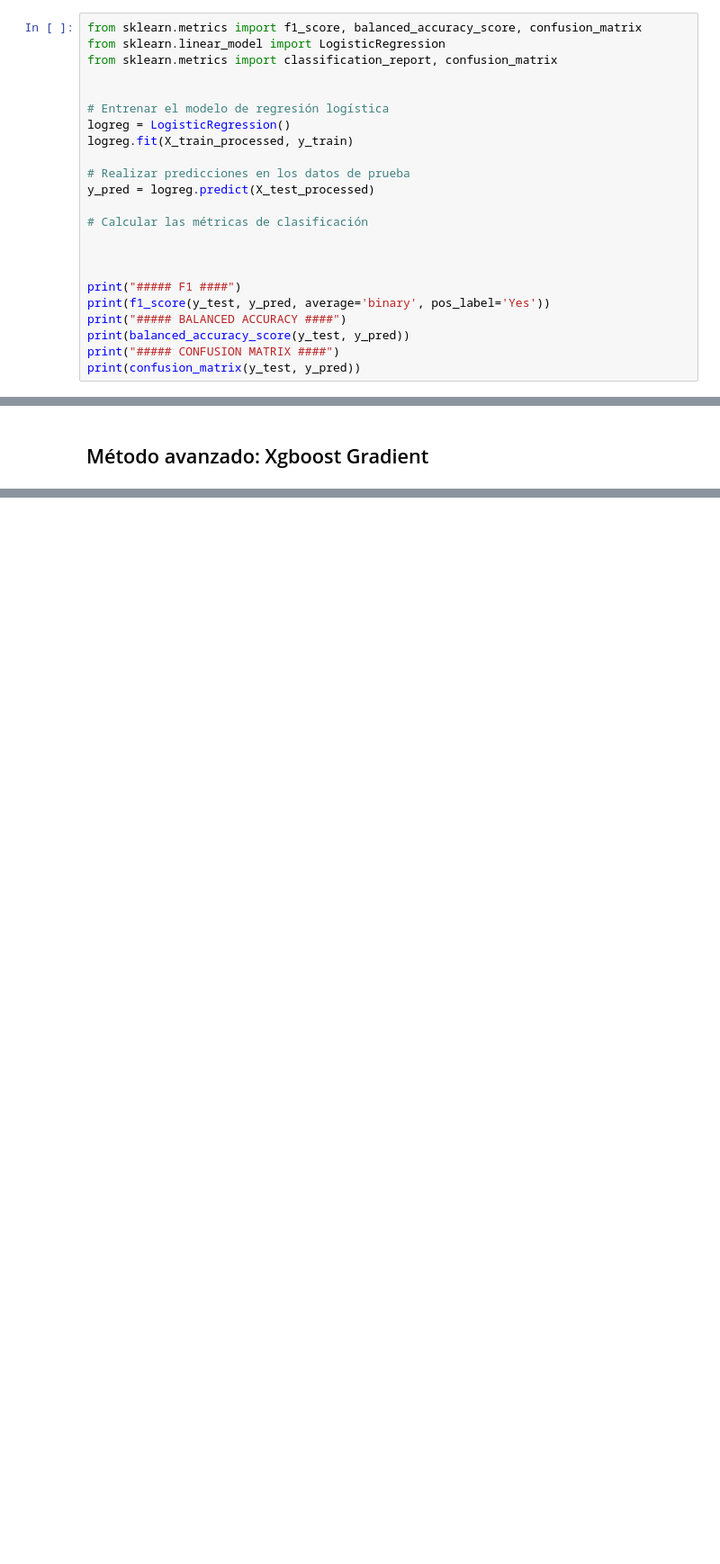
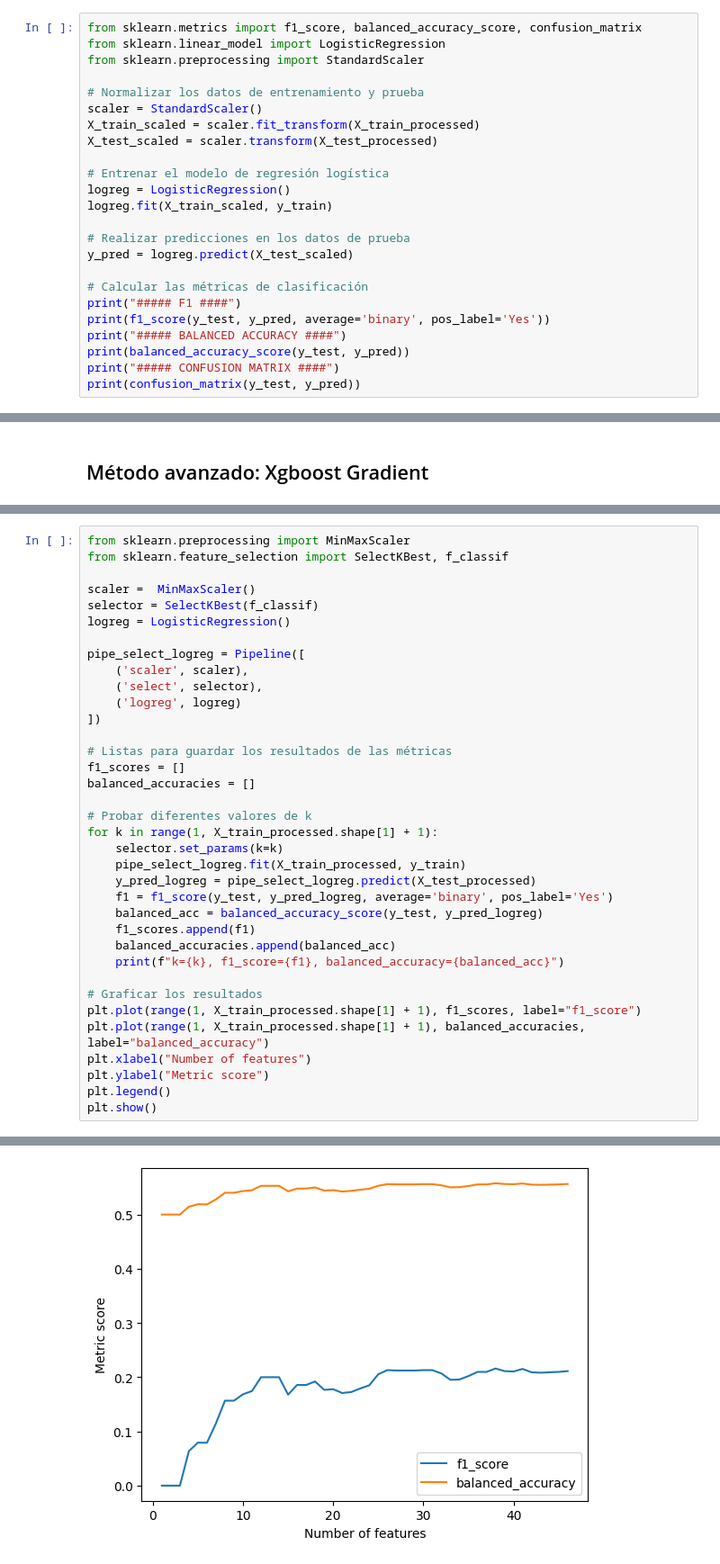
Before and after one commit to AngelMancha/Burnout_prediction_model, a Jupyter notebook: modelo_previo.ipynb, the cells around one changed output, grey strips where cells are left out. Shown: that part at 90% size. Cells and saved outputs as stored; diff of their text form; blank space fills up the shorter version.

```diff
--- a/modelo_previo.ipynb
+++ b/modelo_previo.ipynb
@@ -312,20 +315,21 @@ Como era de esperar, la métrica de balanced accurary da como resultado el peor
 # %%
 from sklearn.metrics import f1_score, balanced_accuracy_score, confusion_matrix
 from sklearn.linear_model import LogisticRegression
-from sklearn.metrics import classification_report, confusion_matrix
+from sklearn.preprocessing import StandardScaler
 
+# Normalizar los datos de entrenamiento y prueba
+scaler = StandardScaler()
+X_train_scaled = scaler.fit_transform(X_train_processed)
+X_test_scaled = scaler.transform(X_test_processed)
 
 # Entrenar el modelo de regresión logística
 logreg = LogisticRegression()
-logreg.fit(X_train_processed, y_train)
+logreg.fit(X_train_scaled, y_train)
 
 # Realizar predicciones en los datos de prueba
-y_pred = logreg.predict(X_test_processed)
+y_pred = logreg.predict(X_test_scaled)
 
 # Calcular las métricas de clasificación
-
-
-
 print("##### F1 ####")
 print(f1_score(y_test, y_pred, average='binary', pos_label='Yes'))
 print("##### BALANCED ACCURACY ####")
@@ -479,0 +489,37 @@ print(confusion_matrix(y_test_transformed, y_pred))
+# %%
+from sklearn.preprocessing import MinMaxScaler
+from sklearn.feature_selection import SelectKBest, f_classif
+
+scaler =  MinMaxScaler()
+selector = SelectKBest(f_classif)
+logreg = LogisticRegression()
+
+pipe_select_logreg = Pipeline([
+    ('scaler', scaler),
+    ('select', selector),
+    ('logreg', logreg)
+])
+
+# Listas para guardar los resultados de las métricas
+f1_scores = []
+balanced_accuracies = []
+
+# Probar diferentes valores de k
+for k in range(1, X_train_processed.shape[1] + 1):
+    selector.set_params(k=k)
+    pipe_select_logreg.fit(X_train_processed, y_train)
+    y_pred_logreg = pipe_select_logreg.predict(X_test_processed)
+    f1 = f1_score(y_test, y_pred_logreg, average='binary', pos_label='Yes')
+    balanced_acc = balanced_accuracy_score(y_test, y_pred_logreg)
+    f1_scores.append(f1)
+    balanced_accuracies.append(balanced_acc)
+    print(f"k={k}, f1_score={f1}, balanced_accuracy={balanced_acc}")
+
+# Graficar los resultados
+plt.plot(range(1, X_train_processed.shape[1] + 1), f1_scores, label="f1_score")
+plt.plot(range(1, X_train_processed.shape[1] + 1), balanced_accuracies, label="balanced_accuracy")
+plt.xlabel("Number of features")
+plt.ylabel("Metric score")
+plt.legend()
+plt.show()
+# %% [output]
@@ -479,0 +543 @@ print(confusion_matrix(y_test_transformed, y_pred))
+[figure, added]
```
Also changed, not shown: parts of 32 cells of this notebook.
